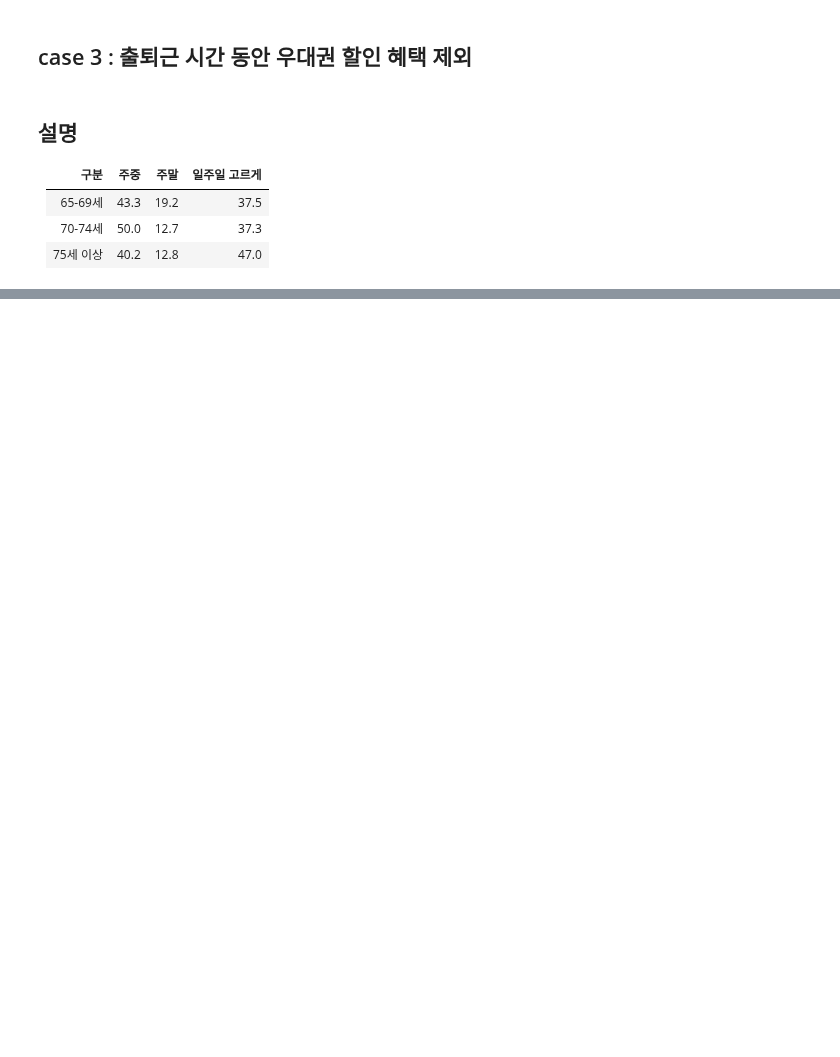
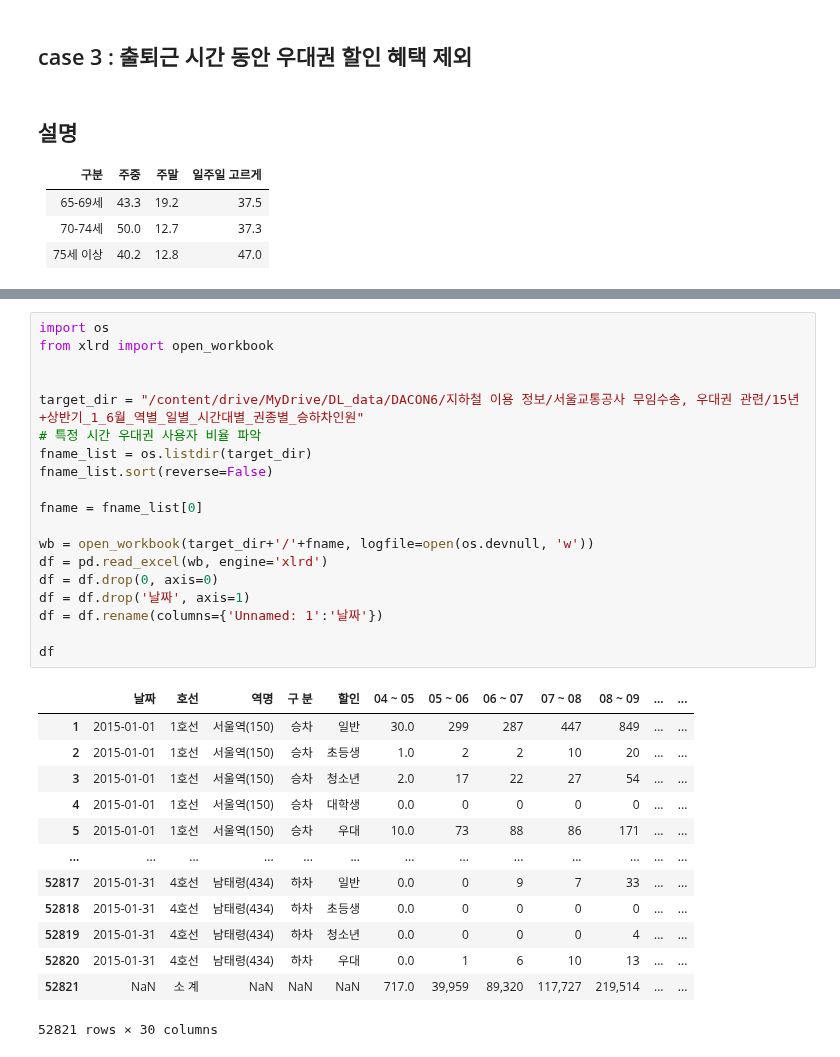
Before and after one commit to lg960214/DACON_Seoul_6, a Jupyter notebook: case_1.ipynb, the cells around one changed output, grey strips where cells are left out. Drawn from its saved outputs; the diff is of its cells as text; blank space fills up the shorter version.

```diff
--- a/case_1.ipynb
+++ b/case_1.ipynb
@@ -279,0 +289,33 @@ df['case_2_50'] = df['무임승차 인원']*(45 + 55*(100-50)/100)/100
+# %%
+import os
+from xlrd import open_workbook
+
+
+target_dir = "/content/drive/MyDrive/DL_data/DACON6/지하철 이용 정보/서울교통공사 무임수송, 우대권 관련/15년+상반기_1_6월_역별_일별_시간대별_권종별_승하차인원"
+# 특정 시간 우대권 사용자 비율 파악
+fname_list = os.listdir(target_dir)
+fname_list.sort(reverse=False)
+
+fname = fname_list[0]
+
+wb = open_workbook(target_dir+'/'+fname, logfile=open(os.devnull, 'w'))
+df = pd.read_excel(wb, engine='xlrd')
+df = df.drop(0, axis=0)
+df = df.drop('날짜', axis=1)
+df = df.rename(columns={'Unnamed: 1':'날짜'})
+
+df
+# %% [output]
+|  | 날짜 | 호선 | 역명 | 구 분 | 할인 | 04 ~ 05 | 05 ~ 06 | 06 ~ 07 | 07 ~ 08 | 08 ~ 09 | ... | ... |
+| 1 | 2015-01-01 | 1호선 | 서울역(150) | 승차 | 일반 | 30.0 | 299 | 287 | 447 | 849 | ... | ... |
+| 2 | 2015-01-01 | 1호선 | 서울역(150) | 승차 | 초등생 | 1.0 | 2 | 2 | 10 | 20 | ... | ... |
+| 3 | 2015-01-01 | 1호선 | 서울역(150) | 승차 | 청소년 | 2.0 | 17 | 22 | 27 | 54 | ... | ... |
+| 4 | 2015-01-01 | 1호선 | 서울역(150) | 승차 | 대학생 | 0.0 | 0 | 0 | 0 | 0 | ... | ... |
+| 5 | 2015-01-01 | 1호선 | 서울역(150) | 승차 | 우대 | 10.0 | 73 | 88 | 86 | 171 | ... | ... |
+| ... | ... | ... | ... | ... | ... | ... | ... | ... | ... | ... | ... | ... |
+| 52817 | 2015-01-31 | 4호선 | 남태령(434) | 하차 | 일반 | 0.0 | 0 | 9 | 7 | 33 | ... | ... |
+| 52818 | 2015-01-31 | 4호선 | 남태령(434) | 하차 | 초등생 | 0.0 | 0 | 0 | 0 | 0 | ... | ... |
+| 52819 | 2015-01-31 | 4호선 | 남태령(434) | 하차 | 청소년 | 0.0 | 0 | 0 | 0 | 4 | ... | ... |
+| 52820 | 2015-01-31 | 4호선 | 남태령(434) | 하차 | 우대 | 0.0 | 1 | 6 | 10 | 13 | ... | ... |
+| 52821 | NaN | 소 계 | NaN | NaN | NaN | 717.0 | 39,959 | 89,320 | 117,727 | 219,514 | ... | ... |
+52821 rows × 30 columns
```
Also changed, not shown: parts of 10 cells of this notebook.
